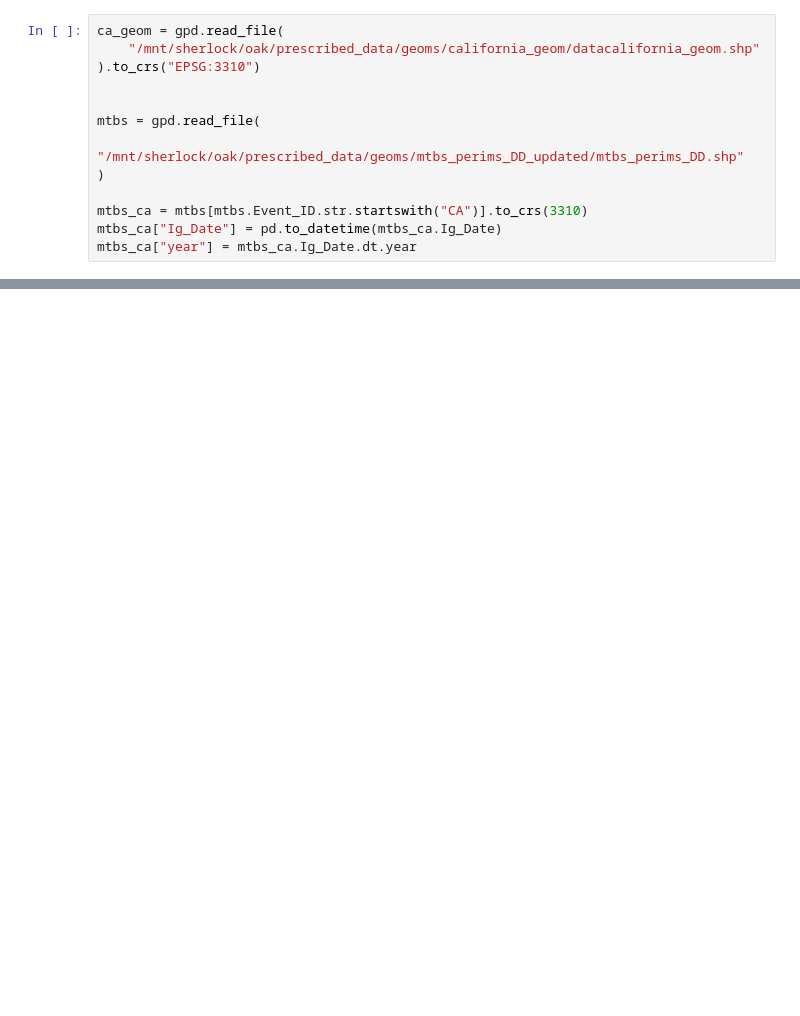
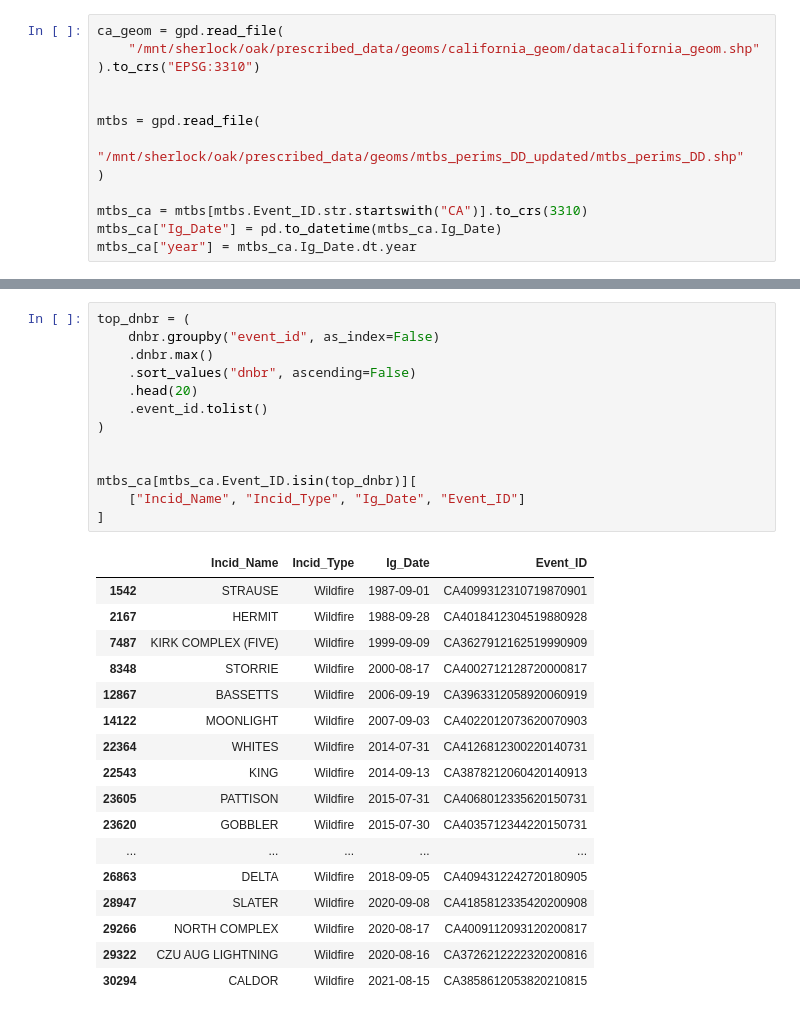
Before and after one commit to echolab-stanford/prescribed_fires, a Jupyter notebook: analysis/plot_data.ipynb, the cells around one changed output, grey strips where cells are left out. Saved outputs shown, nothing was run; the diff lists cells and outputs as text; blank space fills up the shorter version.

```diff
--- a/analysis/plot_data.ipynb
+++ b/analysis/plot_data.ipynb
@@ -66,0 +199,31 @@ emissions_all["PM25"] = emissions_all["PM25"] * 0.001  # Convert to Tons
+# %%
+top_dnbr = (
+    dnbr.groupby("event_id", as_index=False)
+    .dnbr.max()
+    .sort_values("dnbr", ascending=False)
+    .head(20)
+    .event_id.tolist()
+)
+
+
+mtbs_ca[mtbs_ca.Event_ID.isin(top_dnbr)][
+    ["Incid_Name", "Incid_Type", "Ig_Date", "Event_ID"]
+]
+# %% [output]
+|  | Incid_Name | Incid_Type | Ig_Date | Event_ID |
+| 1542 | STRAUSE | Wildfire | 1987-09-01 | CA4099312310719870901 |
+| 2167 | HERMIT | Wildfire | 1988-09-28 | CA4018412304519880928 |
+| 7487 | KIRK COMPLEX (FIVE) | Wildfire | 1999-09-09 | CA3627912162519990909 |
+| 8348 | STORRIE | Wildfire | 2000-08-17 | CA4002712128720000817 |
+| 12867 | BASSETTS | Wildfire | 2006-09-19 | CA3963312058920060919 |
+| 14122 | MOONLIGHT | Wildfire | 2007-09-03 | CA4022012073620070903 |
+| 22364 | WHITES | Wildfire | 2014-07-31 | CA4126812300220140731 |
+| 22543 | KING | Wildfire | 2014-09-13 | CA3878212060420140913 |
+| 23605 | PATTISON | Wildfire | 2015-07-31 | CA4068012335620150731 |
+| 23620 | GOBBLER | Wildfire | 2015-07-30 | CA4035712344220150731 |
+| ... | ... | ... | ... | ... |
+| 26863 | DELTA | Wildfire | 2018-09-05 | CA4094312242720180905 |
+| 28947 | SLATER | Wildfire | 2020-09-08 | CA4185812335420200908 |
+| 29266 | NORTH COMPLEX | Wildfire | 2020-08-17 | CA4009112093120200817 |
+| 29322 | CZU AUG LIGHTNING | Wildfire | 2020-08-16 | CA3726212222320200816 |
+| 30294 | CALDOR | Wildfire | 2021-08-15 | CA3858612053820210815 |
```
Also changed, not shown: parts of 23 cells of this notebook, 6 other files.
